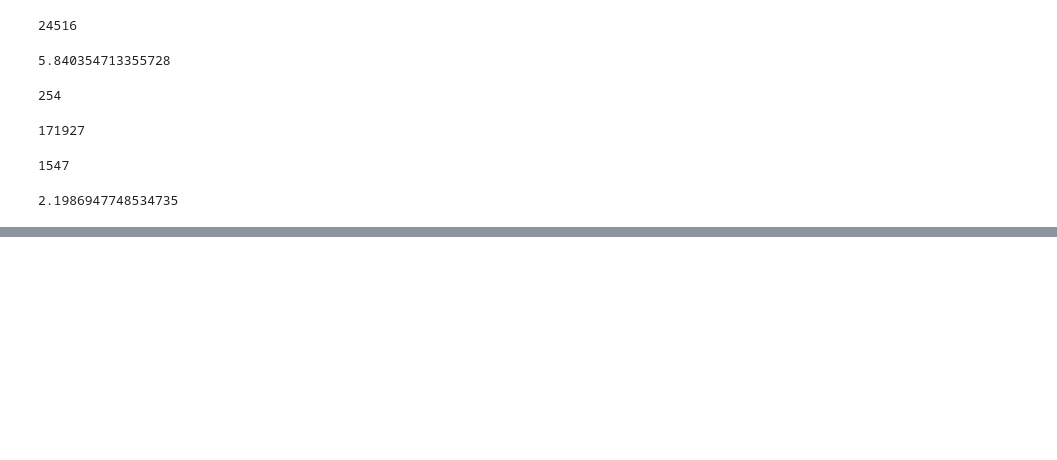
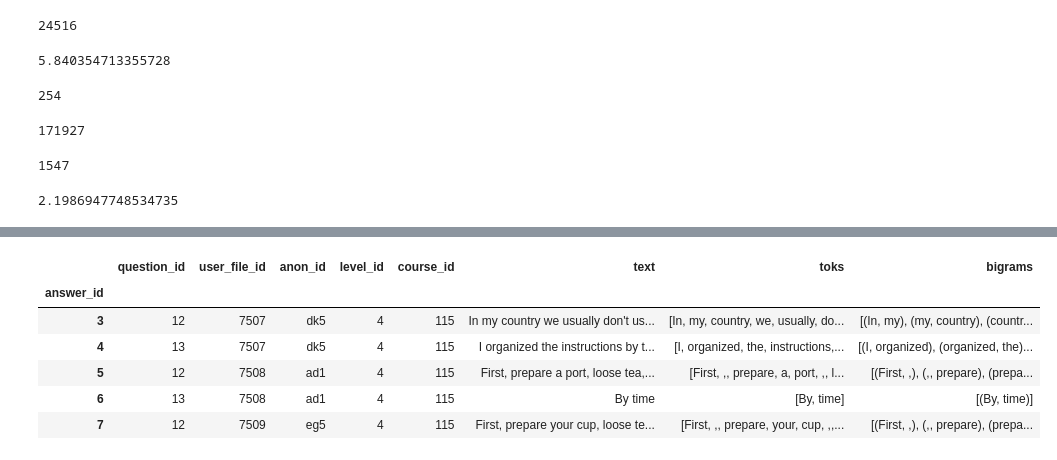
Before and after one commit to Data-Science-for-Linguists/Bigram-analysis-of-writing-from-the-ELI, a Jupyter notebook: project_code2.ipynb, the cells around one changed output, grey strips where cells are left out. Drawn from its saved outputs; the diff is of its cells as text; code cells hidden in the pictures; blank space fills up the shorter version.

```diff
--- a/project_code2.ipynb
+++ b/project_code2.ipynb
@@ -542,0 +531,45 @@ MI('the', 'man')
+# %%
+#join answer_df and user_df along 'user_file_id' column
+combo_df = answer_df.join(user_df, on='user_file_id', lsuffix='user_file_id')
+
+#now join this new df with course_df along 'course_id' column
+combo_df = combo_df.join(course_df, on='course_id', lsuffix='user_file_id')
+# %%
+#Dropping unnecessary columns (there a lot)
+combo_df = combo_df.drop(['directoryuser_file_id', 'is_doublespaced', 'is_plagiarized', 'is_deleteduser_file_id',
+                            'modifiedby', 'modifieddate', 'allow_submit_after_duedate', 'anon_id', 'file_type_id',
+                            'file_info_id', 'user_file_parent_id', 'createdby', 'session_id',
+                           'document_id','filename', 'content_text', 'createddate', 'allow_multiple_accesses',
+                           'directoryuser_file_id', 'is_doublespaced', 'is_plagiarized', 'is_deleteduser_file_id',
+                           'modifiedby', 'modifieddate', 'allow_submit_after_duedate','activity', 'order_num',
+                            'due_date', 'post_date', 'assignment_name', 'directory', 'activity', 'semester',
+                            'order_num', 'due_date', 'post_date', 'assignment_name', 'allow_double_spacing',
+                           'duration', 'pull_off_date', 'direction', 'grammar_qp_id', 'is_deleted',
+                            'section', 'course_description'], axis = 1)
+# %%
+#keeping only 1st versions of students' work
+combo_df = combo_df.loc[combo_df['version'] == 1]
+
+#'version' column now unnecessary
+combo_df = combo_df.drop(['version'], axis = 1)
+# %%
+#keeping only answers from writing classes (class_id = 2)
+combo_df = combo_df.loc[combo_df['class_id'] == 2]
+
+#'class_id' column now unnecessary
+combo_df = combo_df.drop(['class_id'], axis = 1)
+# %%
+#just change the order of columns to something more logical and rename some columns
+combo_df = combo_df[['question_id','user_file_id', 'anon_iduser_file_id', 'level_id', 'course_id', 'text', 'toks', 'bigrams']]
+combo_df.rename(columns={'anon_iduser_file_id':'anon_id'}, inplace=True)
+
+#finished result =  much cleaner
+combo_df.head()
+# %% [output]
+|  | question_id | user_file_id | anon_id | level_id | course_id | text | toks | bigrams |
+| answer_id |  |  |  |  |  |  |  |  |
+| 3 | 12 | 7507 | dk5 | 4 | 115 | In my country we usually don't us... | [In, my, country, we, usually, do... | [(In, my), (my, country), (countr... |
+| 4 | 13 | 7507 | dk5 | 4 | 115 | I organized the instructions by t... | [I, organized, the, instructions,... | [(I, organized), (organized, the)... |
+| 5 | 12 | 7508 | ad1 | 4 | 115 | First, prepare a port, loose tea,... | [First, ,, prepare, a, port, ,, l... | [(First, ,), (,, prepare), (prepa... |
+| 6 | 13 | 7508 | ad1 | 4 | 115 | By time | [By, time] | [(By, time)] |
+| 7 | 12 | 7509 | eg5 | 4 | 115 | First, prepare your cup, loose te... | [First, ,, prepare, your, cup, ,,... | [(First, ,), (,, prepare), (prepa... |
```
Also changed, not shown: parts of 37 cells of this notebook, 1 other file.
